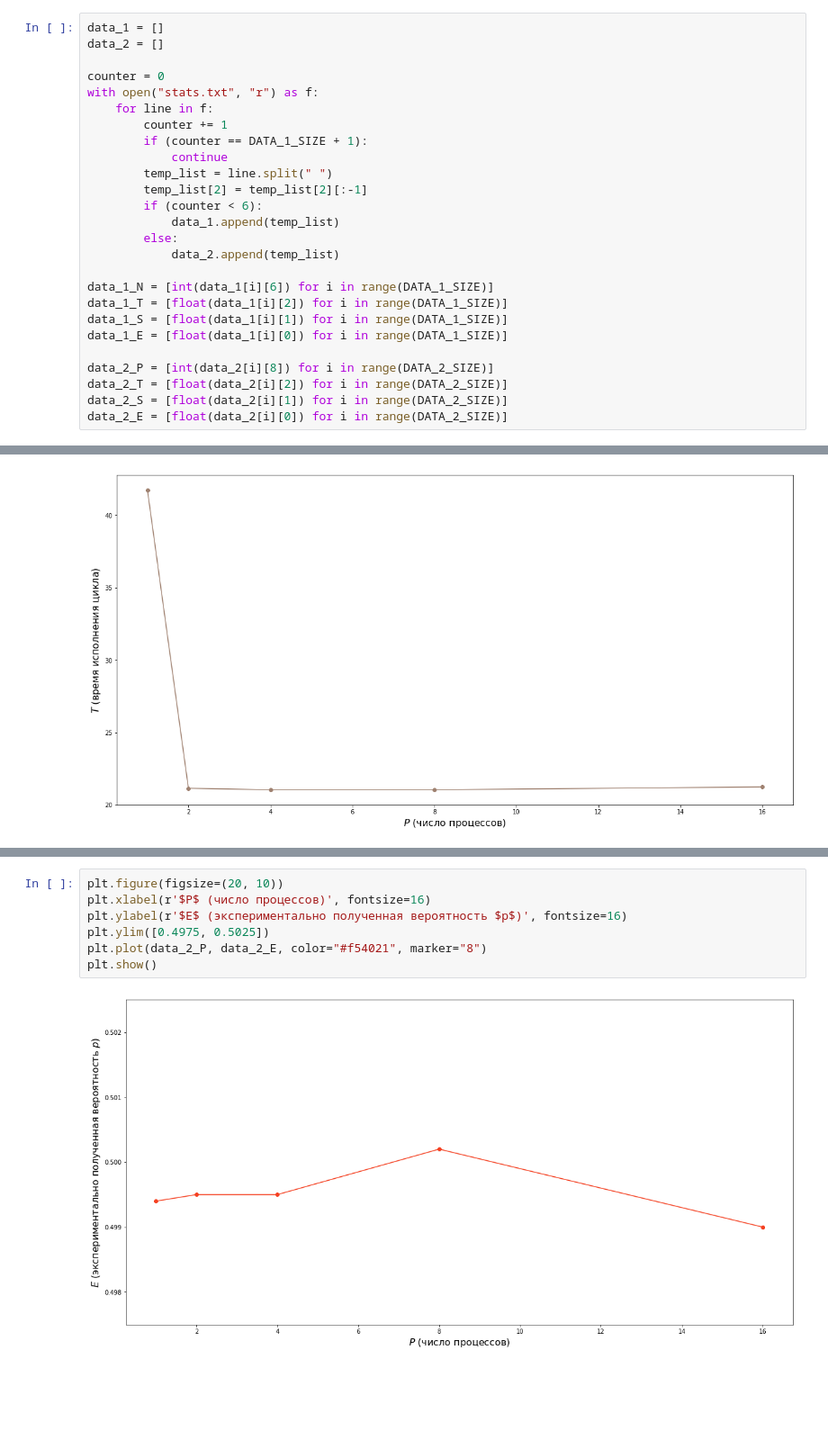
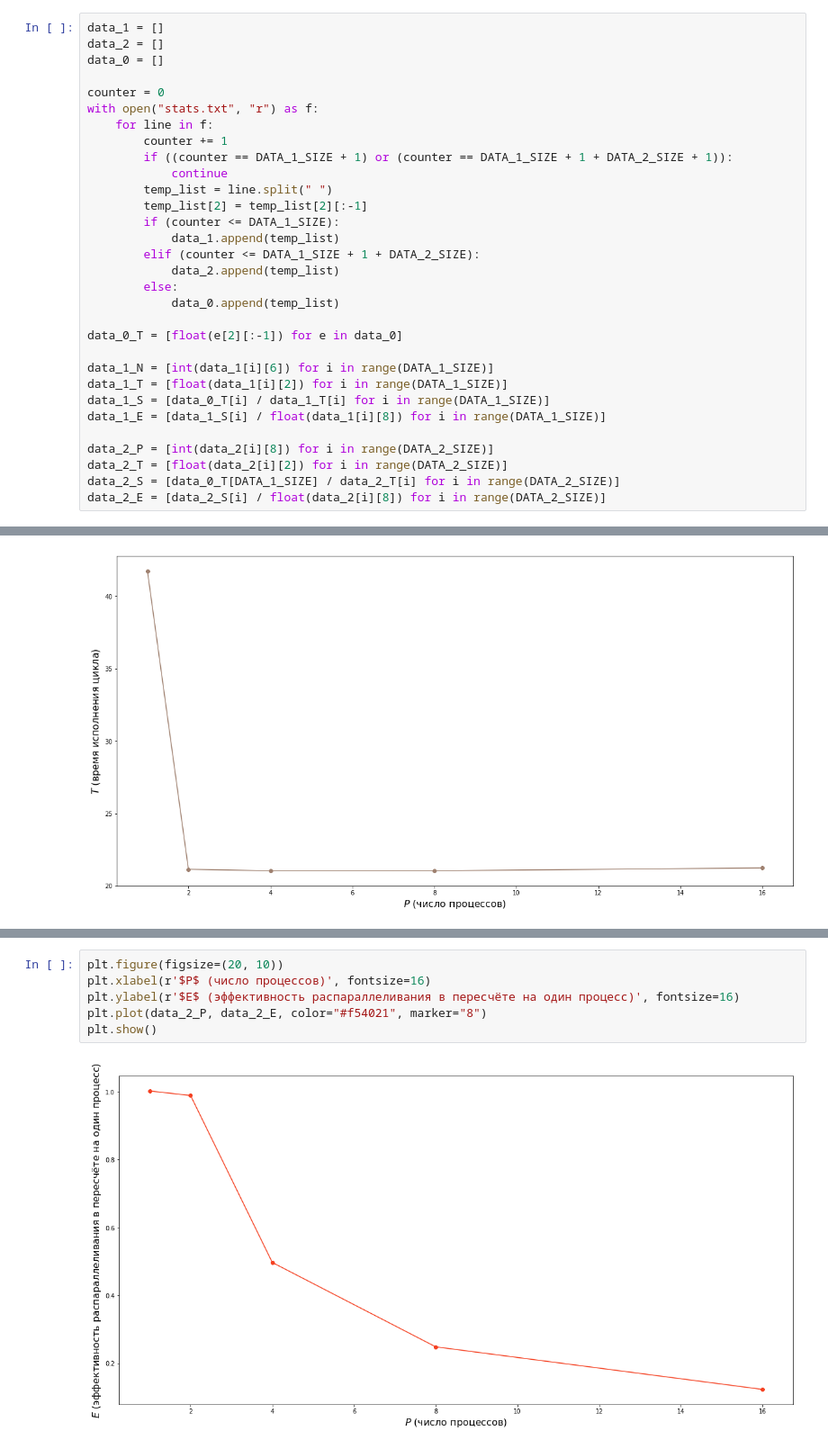
Before and after one commit to leskin-in/mipt-threading, a Jupyter notebook: hw_1/mccalc.ipynb, the cells around one changed output, grey strips where cells are left out. Shown: that part at 90% size. Cells and saved outputs as stored; diff of their text form; blank space fills up the shorter version.

Commit message:
Homework 1: Changed project structure, plots now correct

```diff
--- a/hw_1/mccalc.ipynb
+++ b/hw_1/mccalc.ipynb
@@ -10,29 +10,34 @@ DATA_2_SIZE = 5
 # %%
 data_1 = []
 data_2 = []
+data_0 = []
 
 counter = 0
 with open("stats.txt", "r") as f:
     for line in f:
         counter += 1
-        if (counter == DATA_1_SIZE + 1):
+        if ((counter == DATA_1_SIZE + 1) or (counter == DATA_1_SIZE + 1 + DATA_2_SIZE + 1)):
             continue
         temp_list = line.split(" ")
         temp_list[2] = temp_list[2][:-1]
-        if (counter < 6):
+        if (counter <= DATA_1_SIZE):
             data_1.append(temp_list)
+        elif (counter <= DATA_1_SIZE + 1 + DATA_2_SIZE):
+            data_2.append(temp_list)
         else:
-            data_2.append(temp_list)
+            data_0.append(temp_list)
+
+data_0_T = [float(e[2][:-1]) for e in data_0]
 
 data_1_N = [int(data_1[i][6]) for i in range(DATA_1_SIZE)]
 data_1_T = [float(data_1[i][2]) for i in range(DATA_1_SIZE)]
-data_1_S = [float(data_1[i][1]) for i in range(DATA_1_SIZE)]
-data_1_E = [float(data_1[i][0]) for i in range(DATA_1_SIZE)]
+data_1_S = [data_0_T[i] / data_1_T[i] for i in range(DATA_1_SIZE)]
+data_1_E = [data_1_S[i] / float(data_1[i][8]) for i in range(DATA_1_SIZE)]
 
 data_2_P = [int(data_2[i][8]) for i in range(DATA_2_SIZE)]
 data_2_T = [float(data_2[i][2]) for i in range(DATA_2_SIZE)]
-data_2_S = [float(data_2[i][1]) for i in range(DATA_2_SIZE)]
-data_2_E = [float(data_2[i][0]) for i in range(DATA_2_SIZE)]
+data_2_S = [data_0_T[DATA_1_SIZE] / data_2_T[i] for i in range(DATA_2_SIZE)]
+data_2_E = [data_2_S[i] / float(data_2[i][8]) for i in range(DATA_2_SIZE)]
 # %% [markdown]
 Построим графики для первого набора данных (зависимости от $N$):
 # %%
@@ -81,9 +85,8 @@ plt.show()
 # %%
 plt.figure(figsize=(20, 10))
 plt.xlabel(r'$P$ (число процессов)', fontsize=16)
-plt.ylabel(r'$E$ (экспериментально полученная вероятность $p$)', fontsize=16)
-plt.ylim([0.4975, 0.5025])
+plt.ylabel(r'$E$ (эффективность распараллеливания в пересчёте на один процесс)', fontsize=16)
 plt.plot(data_2_P, data_2_E, color="#f54021", marker="8")
 plt.show()
 # %% [output]
-[figure, old version]
+[figure, new version]
```
Also changed, not shown: parts of 3 cells of this notebook, 6 other files.
